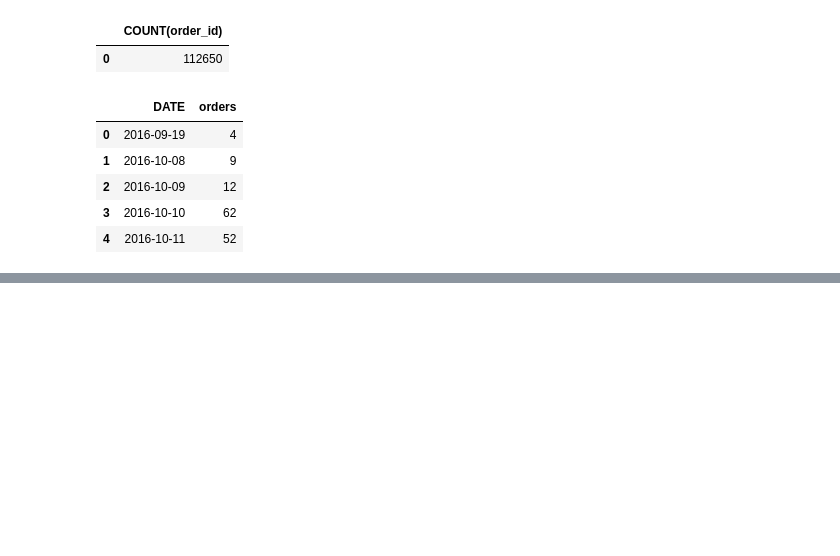
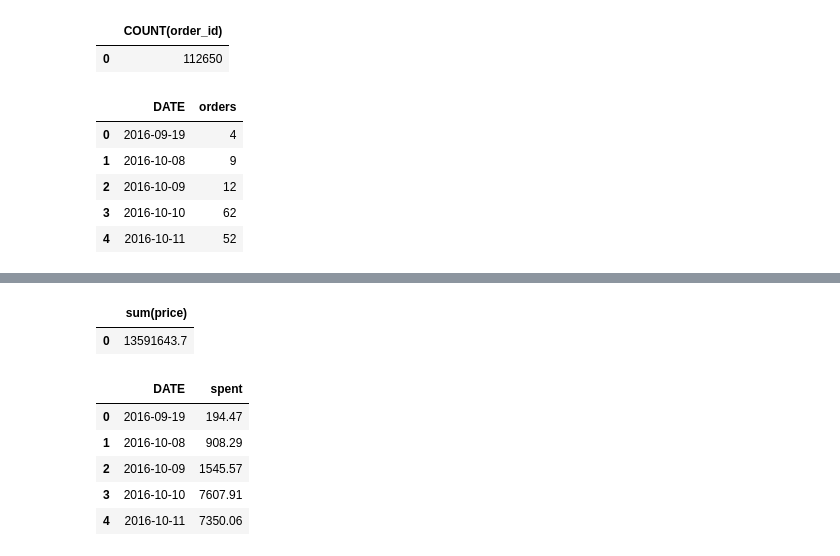
Before and after one commit to dewang002/E-Commerce-Analysis-Olist-, a Jupyter notebook: EDA.ipynb, the cells around one changed output, grey strips where cells are left out. Cells and saved outputs as stored; diff of their text form; code cells hidden in the pictures; blank space fills up the shorter version.

```diff
--- a/EDA.ipynb
+++ b/EDA.ipynb
@@ -86,0 +93,19 @@ plt.show()
+# %%
+totalPrice
+# %% [output]
+|  | sum(price) |
+| 0 | 13591643.7 |
+# %%
+priceovertime = pd.read_sql_query('''
+SELECT DATE(shipping_limit_date) AS DATE, SUM(PRICE) as spent FROM olist_order_items_dataset
+GROUP BY DATE(shipping_limit_date)
+''',conn)
+df = priceovertime
+df.head()
+# %% [output]
+|  | DATE | spent |
+| 0 | 2016-09-19 | 194.47 |
+| 1 | 2016-10-08 | 908.29 |
+| 2 | 2016-10-09 | 1545.57 |
+| 3 | 2016-10-10 | 7607.91 |
+| 4 | 2016-10-11 | 7350.06 |
```
Also changed, not shown: parts of 8 cells of this notebook.
